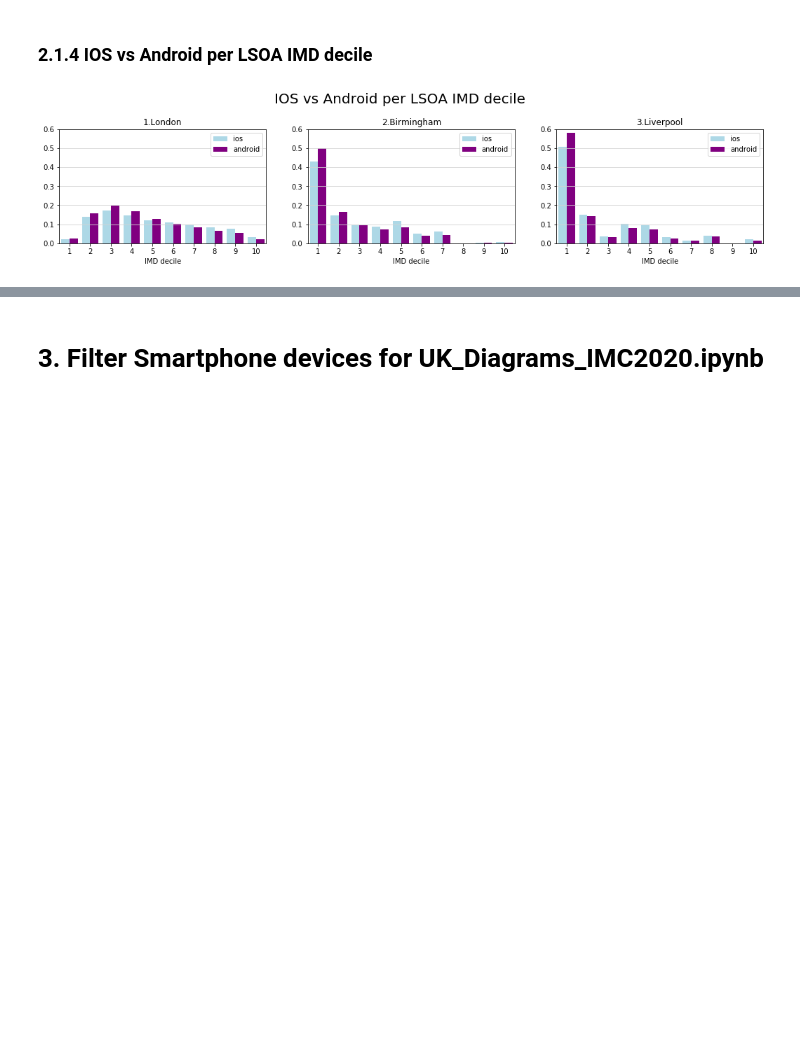
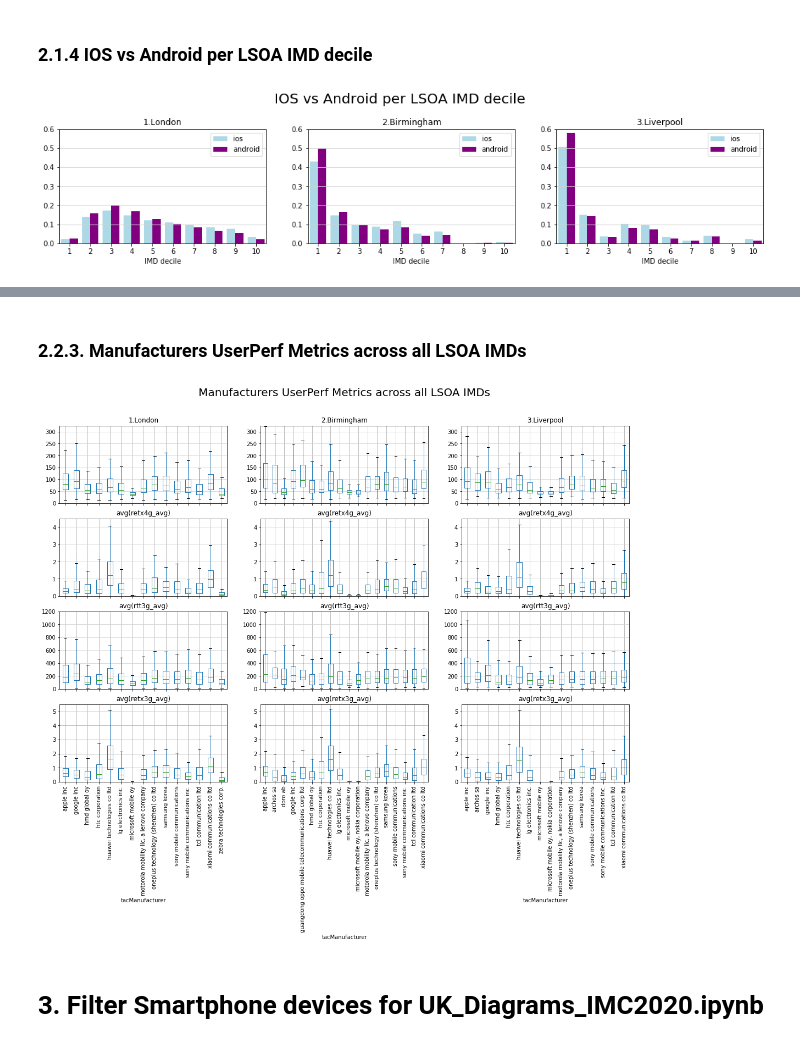
Before and after one commit to 5uperpalo/Telefonica, a Jupyter notebook: IMC2020/UK_Devices.ipynb, the cells around one changed output, grey strips where cells are left out. Cells and saved outputs as stored; diff of their text form; code cells hidden in the pictures; blank space fills up the shorter version.

```diff
--- a/IMC2020/UK_Devices.ipynb
+++ b/IMC2020/UK_Devices.ipynb
@@ -208,3 +362,47 @@ ax[2].set_title('3.Liverpool');
+# %% [markdown]
+### 2.2.3. Manufacturers UserPerf Metrics across all LSOA IMDs
+# %%
+fig, ax = plt.subplots(4, 3, figsize=(18, 12), facecolor='w', edgecolor='k')
+
+def applyPlotStyle(ax):
+    ax.yaxis.grid(True, linestyle='-', which='both', color='lightgrey')
+    ax.set_xlabel('')
+    ax.set_xticklabels('')
+
+metrics_list = ['avg(rtt4g_avg)','avg(retx4g_avg)','avg(rtt3g_avg)', 'avg(retx3g_avg)']
+
+for i in range(len(metrics_list)):
+    london_userperf_pd.boxplot(column=metrics_list[i], by='tacManufacturer', showfliers = False, ax = ax[i,0], rot=90)
+    birmingham_userperf_pd.boxplot(column=metrics_list[i], by='tacManufacturer', showfliers = False, ax = ax[i,1], rot=90)
+    liverpool_userperf_pd.boxplot(column=metrics_list[i], by='tacManufacturer', showfliers = False, ax = ax[i,2], rot=90)
+    if i!=3:
+        applyPlotStyle(ax[i,0])
+        applyPlotStyle(ax[i,1])
+        applyPlotStyle(ax[i,2])
+    if i==0:
+        ax[i,0].set_ylim([0,325])
+        ax[i,1].set_ylim([0,325])
+        ax[i,2].set_ylim([0,325])
+    if i==1:
+        ax[i,0].set_ylim([0,4.5])
+        ax[i,1].set_ylim([0,4.5])
+        ax[i,2].set_ylim([0,4.5])
+    if i==2:
+        ax[i,0].set_ylim([0,1200])
+        ax[i,1].set_ylim([0,1200])
+        ax[i,2].set_ylim([0,1200])
+    if i==3:
+        ax[i,0].set_ylim([0,5.5])
+        ax[i,1].set_ylim([0,5.5])
+        ax[i,2].set_ylim([0,5.5])
+
+
+fig.suptitle('Manufacturers UserPerf Metrics across all LSOA IMDs', size=20)
+ax[0,0].set_title('1.London')
+ax[0,1].set_title('2.Birmingham')
+ax[0,2].set_title('3.Liverpool');
+# %% [output]
+[figure, added]
 # %% [markdown]
 # 3. Filter Smartphone devices for UK_Diagrams_IMC2020.ipynb
 # %%
```
Also changed, not shown: parts of 18 cells of this notebook.
